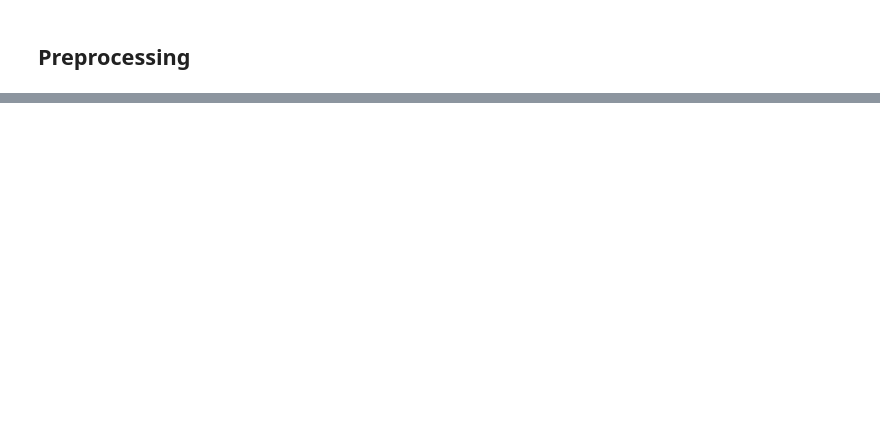
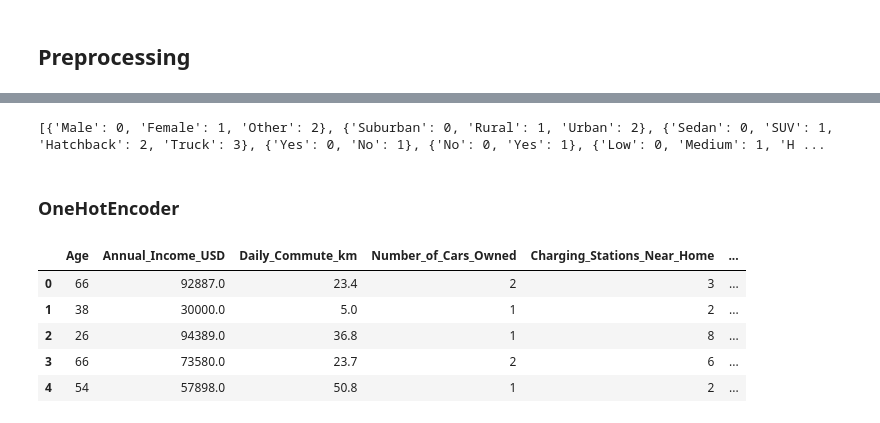
Before and after one commit to advait-kale/Data-Analysis-, a Jupyter notebook: Kaggle Predicting Electric Vehicle Purchases.ipynb, the cells around one changed output, grey strips where cells are left out. Saved outputs shown, nothing was run; the diff lists cells and outputs as text; code cells hidden in the pictures; blank space fills up the shorter version.

```diff
--- a/Kaggle Predicting Electric Vehicle Purchases.ipynb
+++ b/Kaggle Predicting Electric Vehicle Purchases.ipynb
@@ -245,3 +234,6 @@ display(all_desc["sample"])
 | Will_Buy_EV | 286571.0 | 0.174645 | 0.000000 | 0.174645 | 0.174645 | 0.174645 | 0.174645 | 0.174645 | 0.000000e+00 |
 # %% [markdown]
 ## Preprocessing
+# %%
+cat_Cols = test.select_dtypes(include=["str"]).columns.to_list()
+cat_Cols
@@ -247,0 +256,38 @@ display(all_desc["sample"])
+# %%
+global mapping
+mapping = []
+for col in cat_Cols:
+    mapping.append({val: i for i, val in enumerate(train[col].unique())})
+print(mapping)
+# %% [output]
+[{'Male': 0, 'Female': 1, 'Other': 2}, {'Suburban': 0, 'Rural': 1, 'Urban': 2}, {'Sedan': 0, 'SUV': 1, 'Hatchback': 2, 'Truck': 3}, {'Yes': 0, 'No': 1}, {'No': 0, 'Yes': 1}, {'Low': 0, 'Medium': 1, 'H ...
+# %% [markdown]
+### OneHotEncoder
+# %%
+encoder = OneHotEncoder(sparse_output=False, handle_unknown="ignore", drop="first")
+# Fit on train data and transform both train and test
+train_encoded_array = encoder.fit_transform(train[cat_Cols])
+test_encoded_array = encoder.transform(test[cat_Cols])
+
+new_col_names = encoder.get_feature_names_out(cat_Cols)
+
+# Convert the arrays back into DataFrames
+train_encoded_df = pd.DataFrame(train_encoded_array, columns=new_col_names, index=train.index)
+test_encoded_df = pd.DataFrame(test_encoded_array, columns=new_col_names, index=test.index)
+
+# Drop the original categorical columns and ID, then join the new encoded columns
+train = pd.concat([train.drop(columns=cat_Cols + ['id']), train_encoded_df], axis=1)
+test = pd.concat([test.drop(columns=cat_Cols + ['id']), test_encoded_df], axis=1)
+
+# Split X and y
+X = train.drop(columns=['Will_Buy_EV'])
+y = train['Will_Buy_EV']
+# %%
+train.head()
+# %% [output]
+|  | Age | Annual_Income_USD | Daily_Commute_km | Number_of_Cars_Owned | Charging_Stations_Near_Home | ... |
+| 0 | 66 | 92887.0 | 23.4 | 2 | 3 | ... |
+| 1 | 38 | 30000.0 | 5.0 | 1 | 2 | ... |
+| 2 | 26 | 94389.0 | 36.8 | 1 | 8 | ... |
+| 3 | 66 | 73580.0 | 23.7 | 2 | 6 | ... |
+| 4 | 54 | 57898.0 | 50.8 | 1 | 2 | ... |
```
Also changed, not shown: parts of 13 cells of this notebook, 1 other file.
